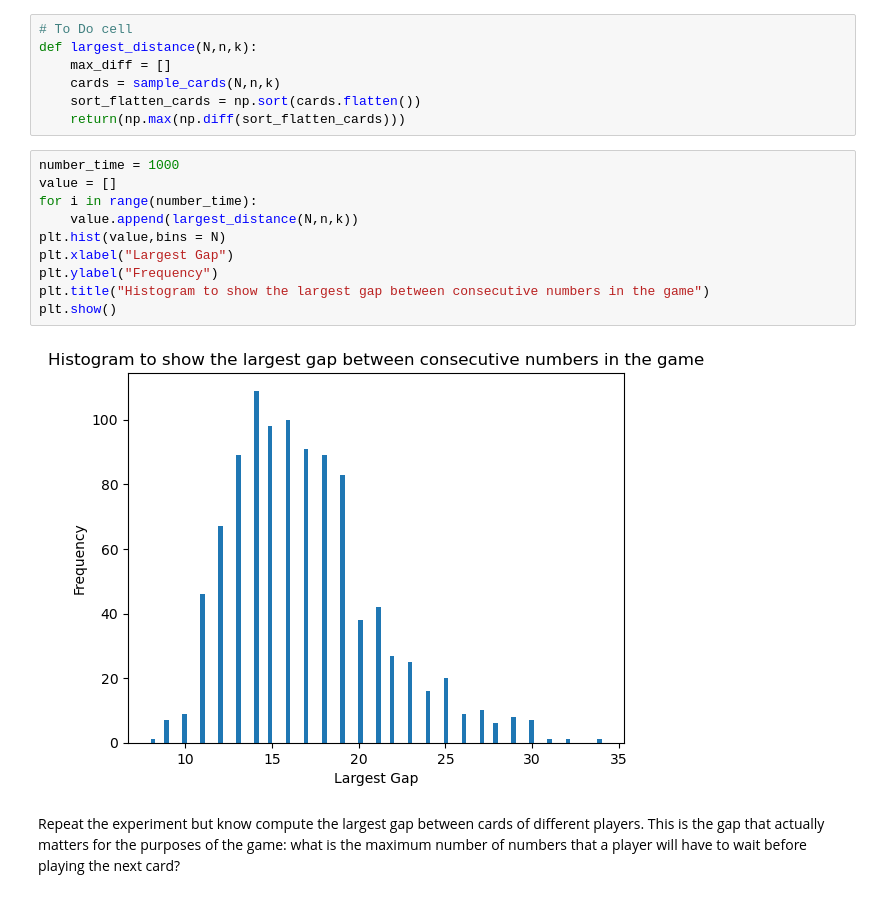
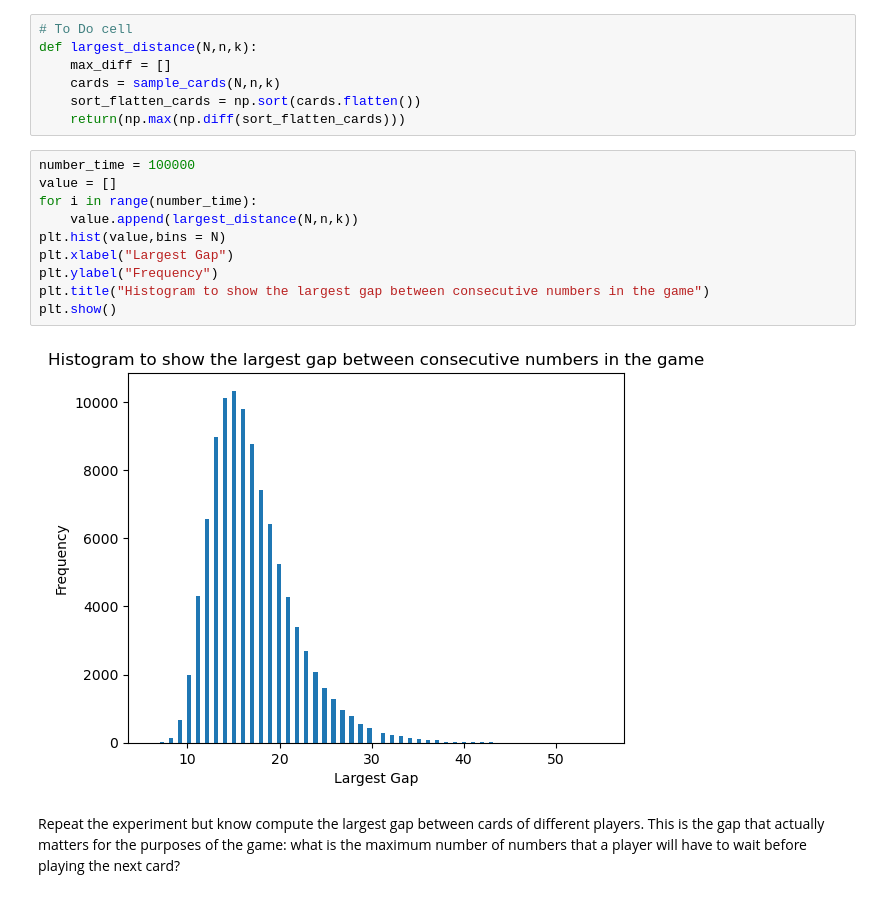
Before and after one commit to UCB-stat-201a-fall23/projectno1-themind-PhudishTam, a Jupyter notebook: Project01-TheMind.ipynb, the cells around one changed output. Drawn from its saved outputs; the diff is of its cells as text.

```diff
--- a/Project01-TheMind.ipynb
+++ b/Project01-TheMind.ipynb
@@ -95,17 +95,17 @@ def largest_distance(N,n,k):
     sort_flatten_cards = np.sort(cards.flatten())
     return(np.max(np.diff(sort_flatten_cards)))
 # %%
-number_time = 1000
+number_time = 100000
 value = []
 for i in range(number_time):
     value.append(largest_distance(N,n,k))
 plt.hist(value,bins = N)
 plt.xlabel("Largest Gap")
 plt.ylabel("Frequency")
 plt.title("Histogram to show the largest gap between consecutive numbers in the game")
 plt.show()
 # %% [output]
-[figure, old version]
+[figure, new version]
 # %% [markdown]
 Repeat the experiment but know compute the largest gap between cards of different players. This is the gap that actually matters for the purposes of the game: what is the maximum number of numbers that a player will have to wait before playing the next card?
 # %%
```
Also changed, not shown: parts of 13 cells of this notebook.
